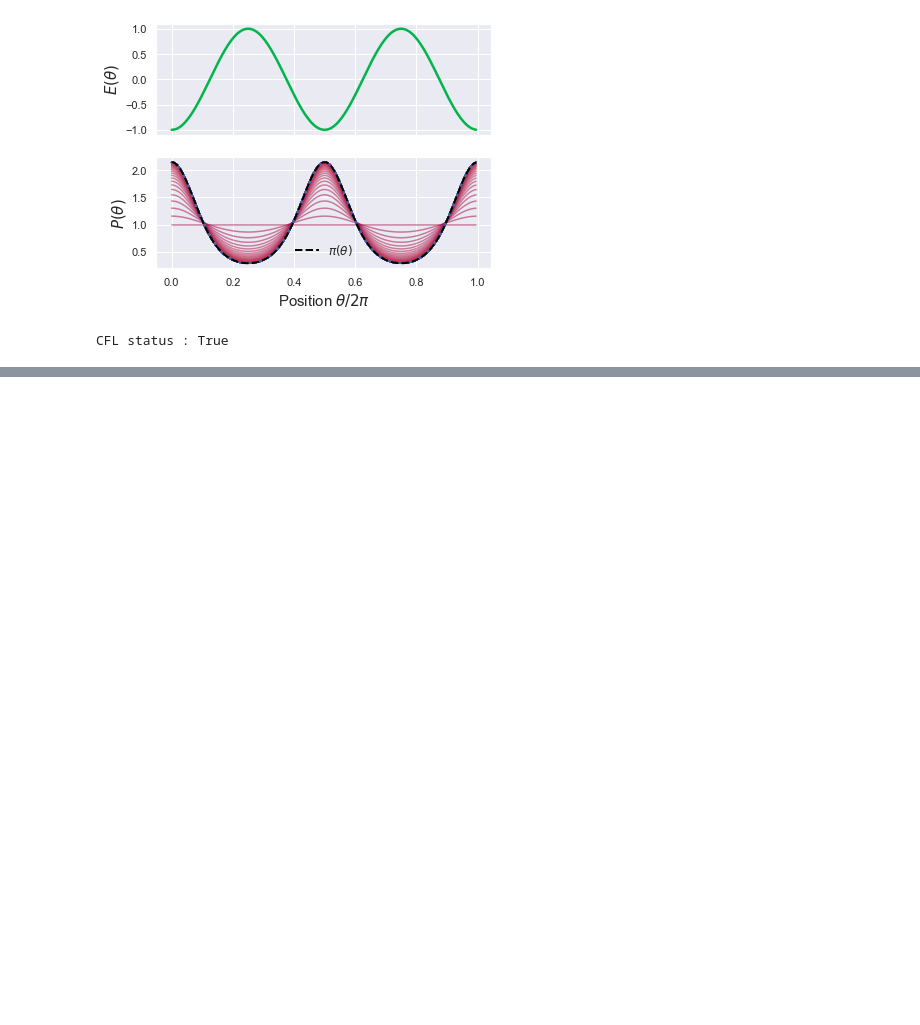
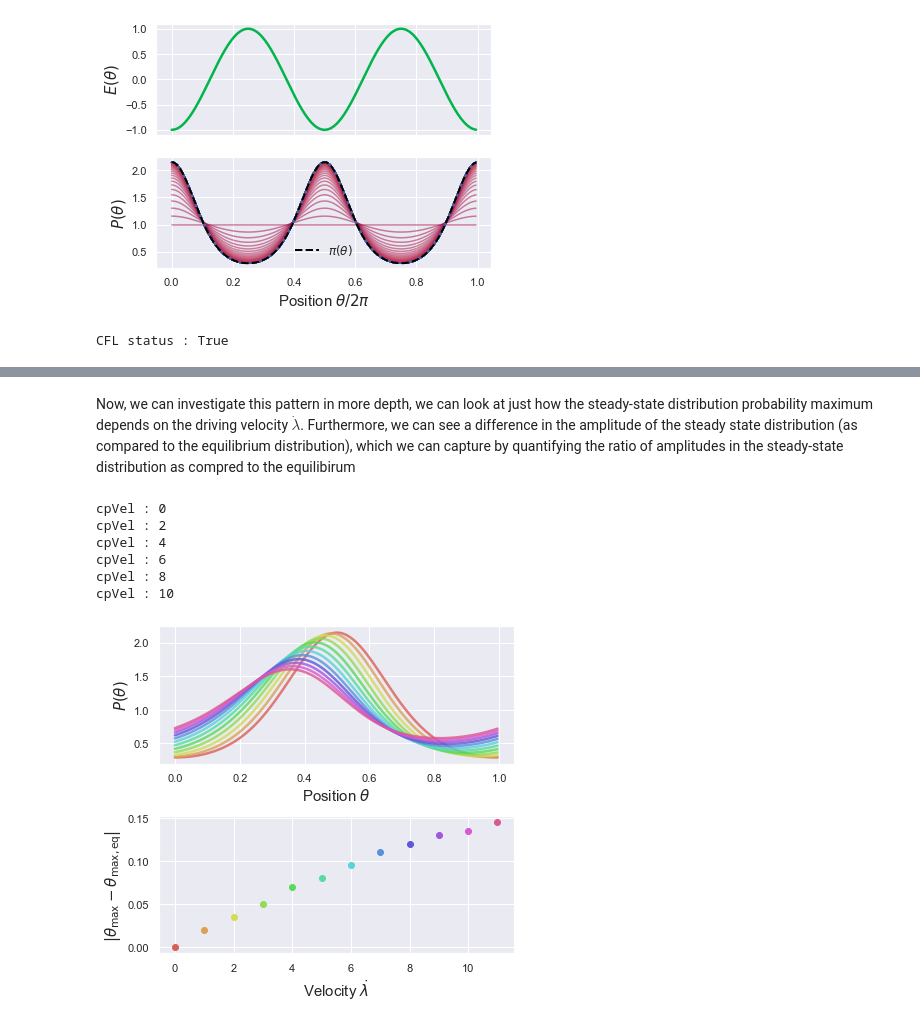
Before and after one commit to StevenJLarge/FokkerPlanck, a Jupyter notebook: notebooks/06-slarge-periodic-system.ipynb, the cells around one changed output, grey strips where cells are left out. Saved outputs shown, nothing was run; the diff lists cells and outputs as text; code cells hidden in the pictures; blank space fills up the shorter version.

Commit message:
Added new figure of variious driving velocities to periodic system notebook

```diff
--- a/notebooks/06-slarge-periodic-system.ipynb
+++ b/notebooks/06-slarge-periodic-system.ipynb
@@ -201,0 +202,46 @@ plt.tight_layout()
+# %% [markdown]
+Now, we can investigate this pattern in more depth, we can look at just how the steady-state distribution probability maximum depends on the driving velocity $\dot{\lambda}$. Furthermore, we can see a difference in the amplitude of the steady state distribution (as compared to the equilibrium distribution), which we can capture by quantifying the ratio of amplitudes in the steady-state distribution as compred to the equilibirum
+# %%
+cpVel_arr = np.arange(0, 12, 1)
+amp = 2.0
+minPos = 0.5
+
+steady_state_arr = []
+eq_dist = np.exp(-ff.periodicEnergy(x_array, (amp, 1, minPos)))
+eq_dist = eq_dist / np.sum(eq_dist * dx)
+
+for cpVel in cpVel_arr:
+    if cpVel % 2 == 0:
+        print(f"cpVel : {cpVel}")
+    fpe.prob = eq_dist
+    params = (amp, minPos, cpVel)
+
+    curr_time = 0
+    counter = 0
+    while curr_time < 0.25:
+        fpe.integrate_step(params, ff.periodicForce_constVel)
+        curr_time += fpe.dt
+        counter += 1
+
+    steady_state_arr.append(fpe.prob.copy())
+# %% [output]
+cpVel : 0
+cpVel : 2
+cpVel : 4
+cpVel : 6
+cpVel : 8
+cpVel : 10
+# %%
+fig, ax = plt.subplots(2, 1, figsize=(6, 5.5))
+Pal = sns.color_palette("hls", len(steady_state_arr))
+for i, (vel, prob) in enumerate(zip(cpVel_arr, steady_state_arr)):
+    ax[0].plot(x_array, prob, color=Pal[i], linewidth=2.5, alpha=0.8, label=r"$\dot{\lambda} = $" + str(vel))
+    ax[1].plot([vel], [np.abs(x_array[np.argmax(prob)] - 0.5)], 'o', markersize=6, color=Pal[i])
+
+ax[0].set_xlabel(r"Position $\theta$", fontsize=15)
+ax[0].set_ylabel(r"$P(\theta)$", fontsize=15)
+ax[1].set_xlabel(r"Velocity $\dot{\lambda}$", fontsize=15)
+ax[1].set_ylabel(r"$|\theta_{\rm max} - \theta_{\rm max, eq}|$", fontsize=15)
+plt.tight_layout()
+# %% [output]
+[figure, added]
```
Also changed, not shown: parts of 4 cells of this notebook.
